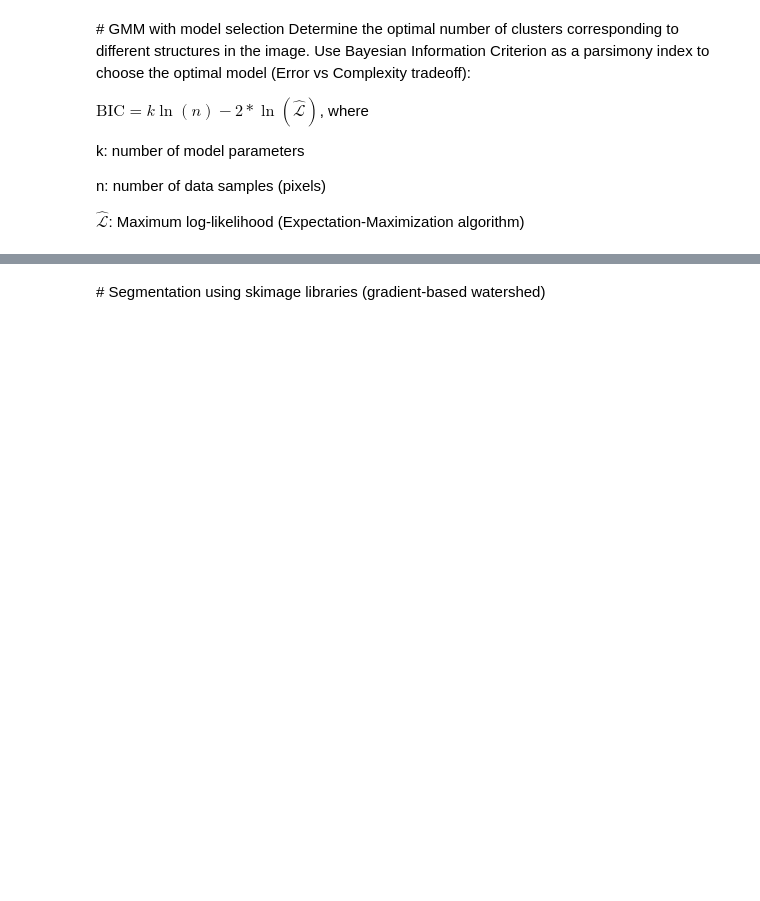
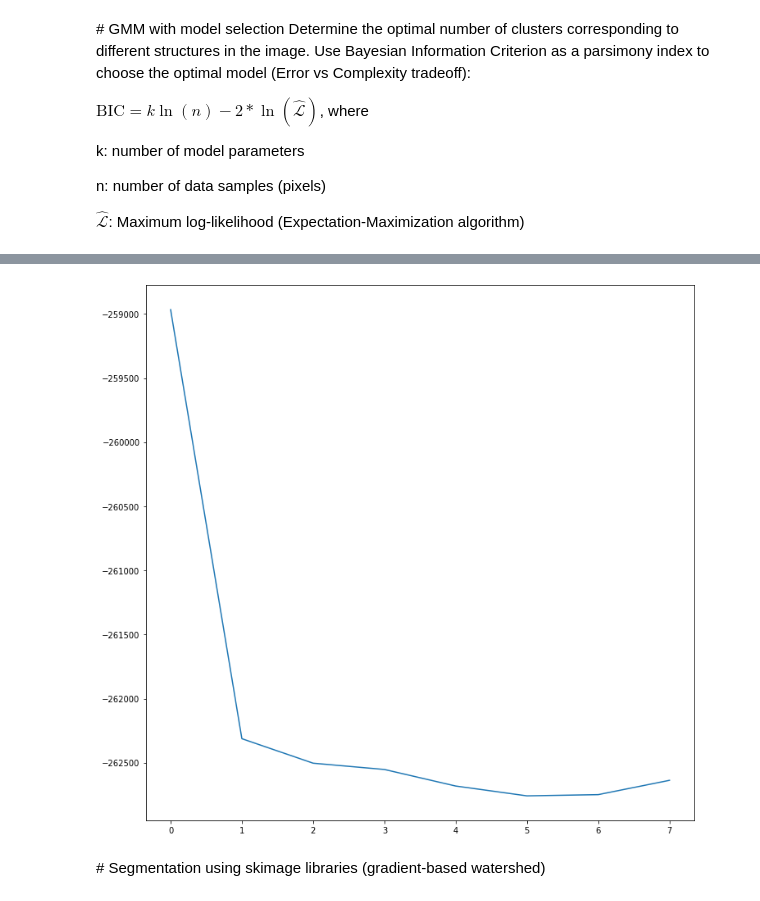
Before and after one commit to raulbenitez/NEUROIMAGING_AI, a Jupyter notebook: NI_segmentation.ipynb, the cells around one changed output, grey strips where cells are left out. Drawn from its saved outputs; the diff is of its cells as text; code cells hidden in the pictures; blank space fills up the shorter version.

```diff
--- a/NI_segmentation.ipynb
+++ b/NI_segmentation.ipynb
@@ -333,3 +343,9 @@ plt.show()
+# %%
+fig = plt.figure(figsize=(12,12))
+plt.plot(bic[1:-1])
+plt.show()
+# %% [output]
+[figure, added]
 # %% [markdown]
 # Segmentation using skimage libraries (gradient-based watershed)
 # %%
```
Also changed, not shown: parts of 6 cells of this notebook.
